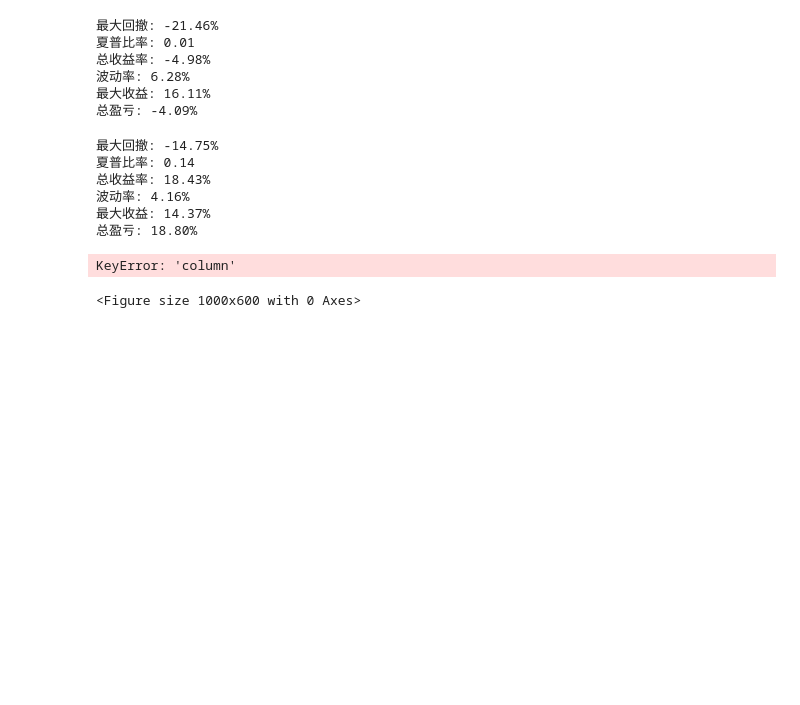
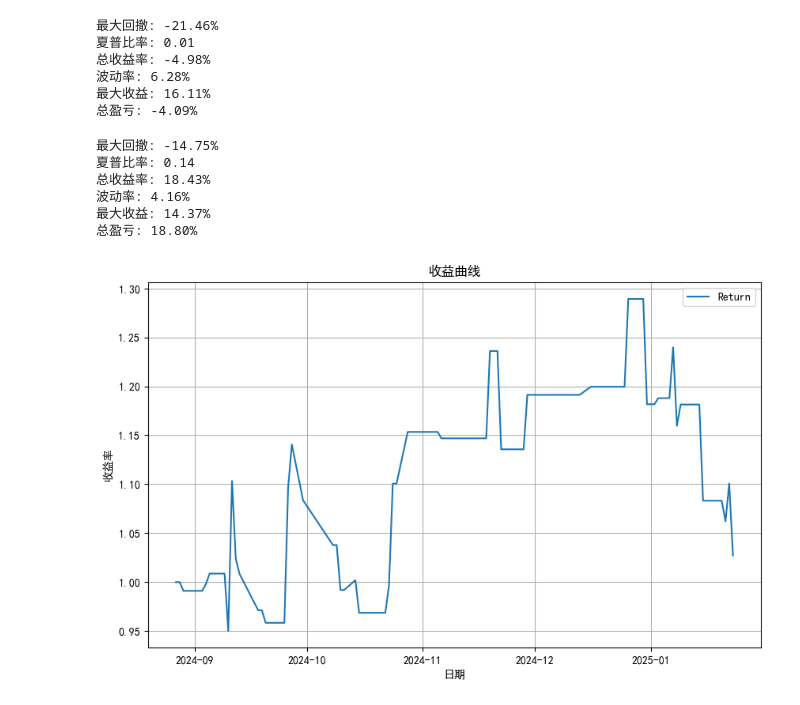
Before and after one commit to wanghw0122/tradeX, a Jupyter notebook: notebook/策略（低位低吸）评估.ipynb, the cells around one changed output. Cells and saved outputs as stored; diff of their text form; code cells hidden in the pictures; blank space fills up the shorter version.

```diff
--- a/notebook/策略（低位低吸）评估.ipynb
+++ b/notebook/策略（低位低吸）评估.ipynb
@@ -46,7 +46,7 @@ def caculate_returns(returns_df, row):
     print(f"最大收益: {max_return:.2%}")
     print(f"总盈亏: {total_profit_loss:.2%}")
 # %%
-df = pd.read_csv(r'D:\workspace\TradeX\dwdx_roll_back_100.csv')
+df = pd.read_csv(r'D:\workspace\TradeX\ezMoney\database\dwdx_fall_back0125.csv')
 # %%
 df.set_index('date', inplace=True)
 df['cumulative_returns'] = (1 + df['return']).cumprod()
@@ -59,3 +58,9 @@ df_g_zero = df[df['codes_num'] > 0]
+# %%
+df['p3_return'] = df['return'] * 0.3
+df['p3_cumulative_returns'] = (1 + df['p3_return']).cumprod()
+df['p3_first_return'] = df['first_return'] * 0.3
+df['p3_first_cumulative_returns'] = (1 + df['p3_first_return']).cumprod()
+df_g_zero = df[df['codes_num'] > 0]
 # %%
 import matplotlib.pyplot as plt
 import matplotlib as mpl
@@ -142,8 +171,7 @@ caculate_returns(df_g_zero, 'p_first_return')
 最大收益: 14.37%
 总盈亏: 18.80%
 # %%
-plot(df, 'return')
+plot(df, 'cumulative_returns')
 # %% [output]
-KeyError: 'column'
-<Figure size 1000x600 with 0 Axes>
+[figure, added]
 # %%
```
Also changed, not shown: parts of 17 cells of this notebook, 7 other files.
